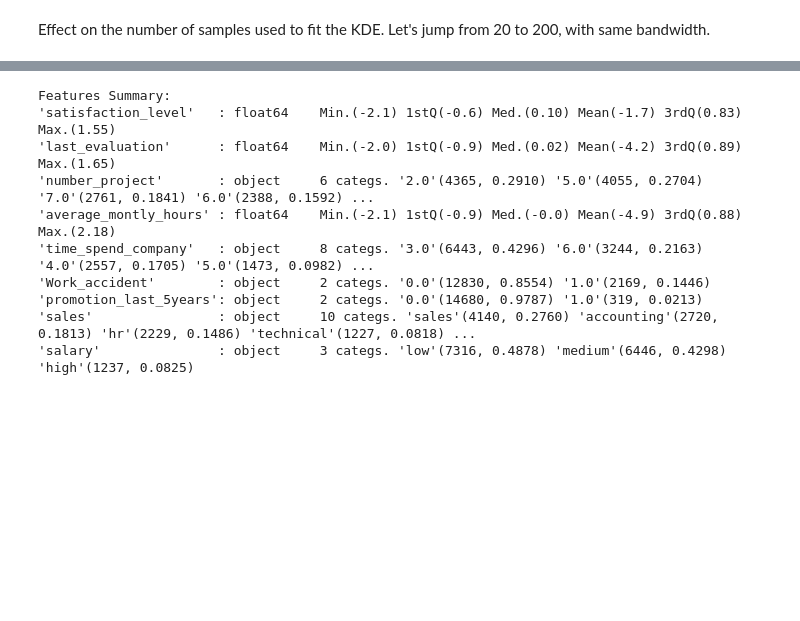
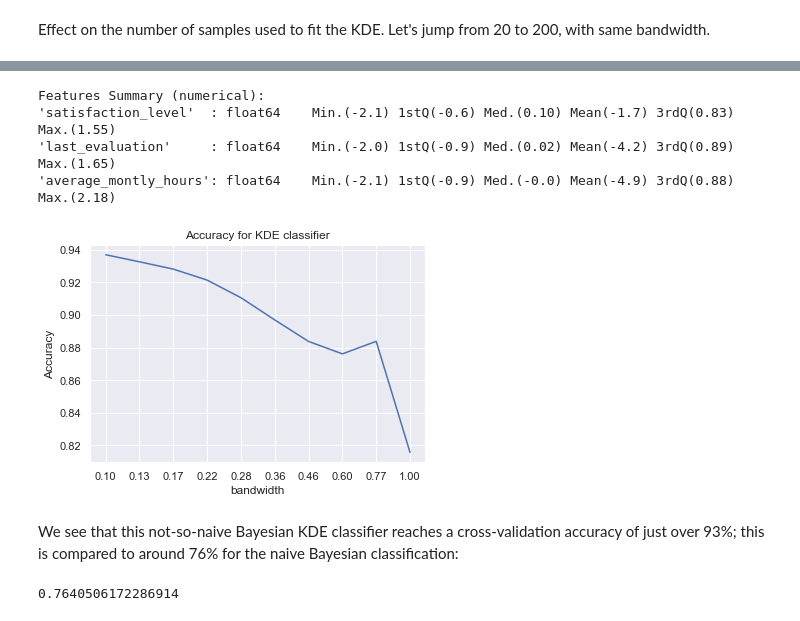
Before and after one commit to renero/class_notebooks, a Jupyter notebook: KDE.ipynb, the cells around one changed output, grey strips where cells are left out. Saved outputs shown, nothing was run; the diff lists cells and outputs as text; code cells hidden in the pictures; blank space fills up the shorter version.

```diff
--- a/KDE.ipynb
+++ b/KDE.ipynb
@@ -150,18 +165,11 @@ hr = Dataset('./data/hr-analytics.zip')
 hr.set_target('left')
 hr.to_categorical(['number_project', 'time_spend_company',
                    'promotion_last_5years', 'Work_accident'])
-#hr.onehot_encode(hr.names('categorical'))
 hr.scale()
-hr.summary()
+hr.summary('numerical')
 # %% [output]
-Features Summary:
-'satisfaction_level'   : float64    Min.(-2.1) 1stQ(-0.6) Med.(0.10) Mean(-1.7) 3rdQ(0.83) Max.(1.55)
-'last_evaluation'      : float64    Min.(-2.0) 1stQ(-0.9) Med.(0.02) Mean(-4.2) 3rdQ(0.89) Max.(1.65)
-'number_project'       : object     6 categs. '2.0'(4365, 0.2910) '5.0'(4055, 0.2704) '7.0'(2761, 0.1841) '6.0'(2388, 0.1592) ...
-'average_montly_hours' : float64    Min.(-2.1) 1stQ(-0.9) Med.(-0.0) Mean(-4.9) 3rdQ(0.88) Max.(2.18)
-'time_spend_company'   : object     8 categs. '3.0'(6443, 0.4296) '6.0'(3244, 0.2163) '4.0'(2557, 0.1705) '5.0'(1473, 0.0982) ...
-'Work_accident'        : object     2 categs. '0.0'(12830, 0.8554) '1.0'(2169, 0.1446)
-'promotion_last_5years': object     2 categs. '0.0'(14680, 0.9787) '1.0'(319, 0.0213)
-'sales'                : object     10 categs. 'sales'(4140, 0.2760) 'accounting'(2720, 0.1813) 'hr'(2229, 0.1486) 'technical'(1227, 0.0818) ...
-'salary'               : object     3 categs. 'low'(7316, 0.4878) 'medium'(6446, 0.4298) 'high'(1237, 0.0825)
+Features Summary (numerical):
+'satisfaction_level'  : float64    Min.(-2.1) 1stQ(-0.6) Med.(0.10) Mean(-1.7) 3rdQ(0.83) Max.(1.55)
+'last_evaluation'     : float64    Min.(-2.0) 1stQ(-0.9) Med.(0.02) Mean(-4.2) 3rdQ(0.89) Max.(1.65)
+'average_montly_hours': float64    Min.(-2.1) 1stQ(-0.9) Med.(-0.0) Mean(-4.9) 3rdQ(0.88) Max.(2.18)
 # %%
@@ -214,0 +217,15 @@ plt.show();
+# %%
+plt.plot(scores)
+plt.title('Accuracy for KDE classifier')
+plt.ylabel('Accuracy')
+plt.xlabel('bandwidth')
+plt.xticks(np.arange(len(bandwidths)), ['{:.2f}'.format(b) for b in bandwidths])
+plt.show()
+# %% [output]
+[figure, added]
+# %% [markdown]
+We see that this not-so-naive Bayesian KDE classifier reaches a cross-validation accuracy of just over 93%; this is compared to around 76% for the naive Bayesian classification:
+# %%
+cross_val_score(GaussianNB(), hr.select('numerical'), hr.target).mean()
+# %% [output]
+0.7640506172286914
```
Also changed, not shown: parts of 9 cells of this notebook.
